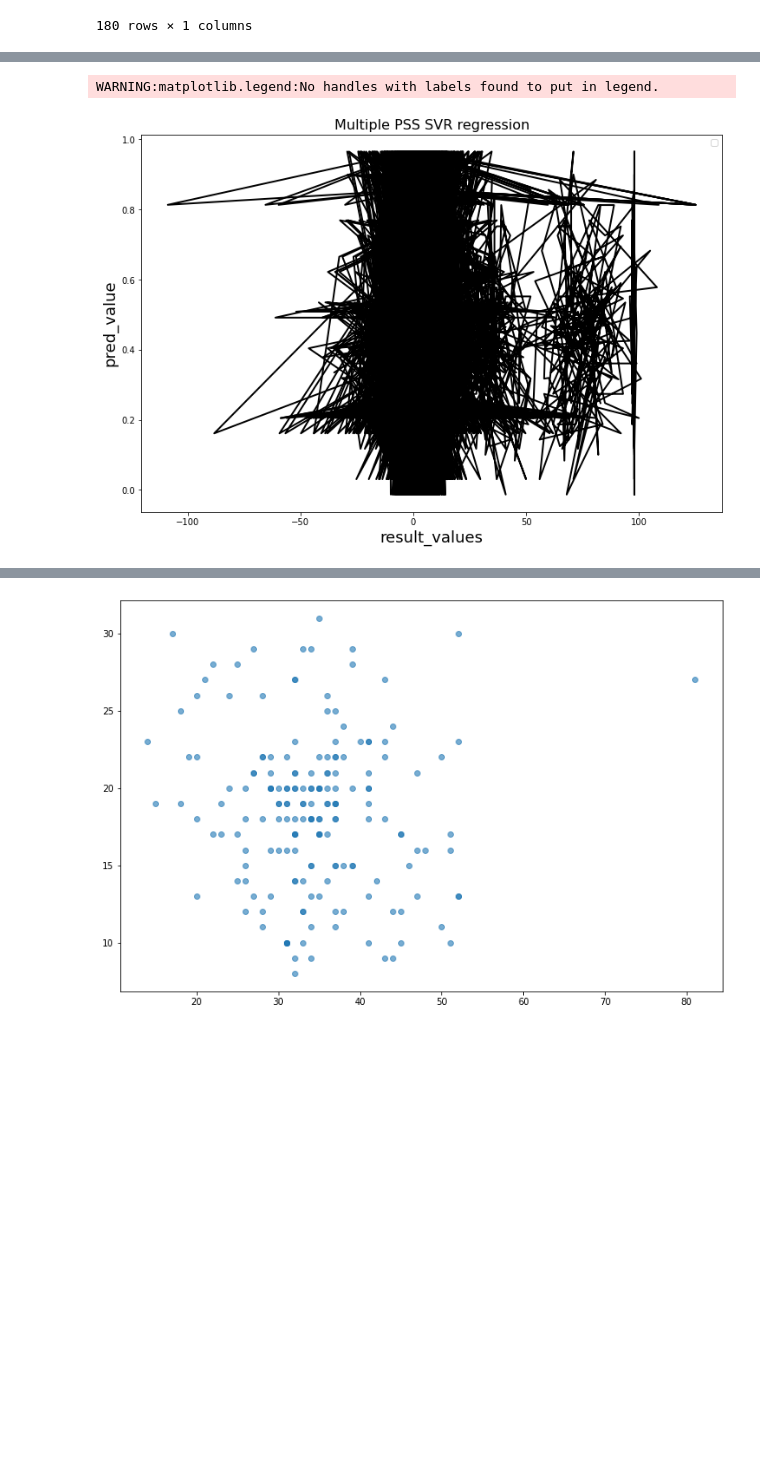
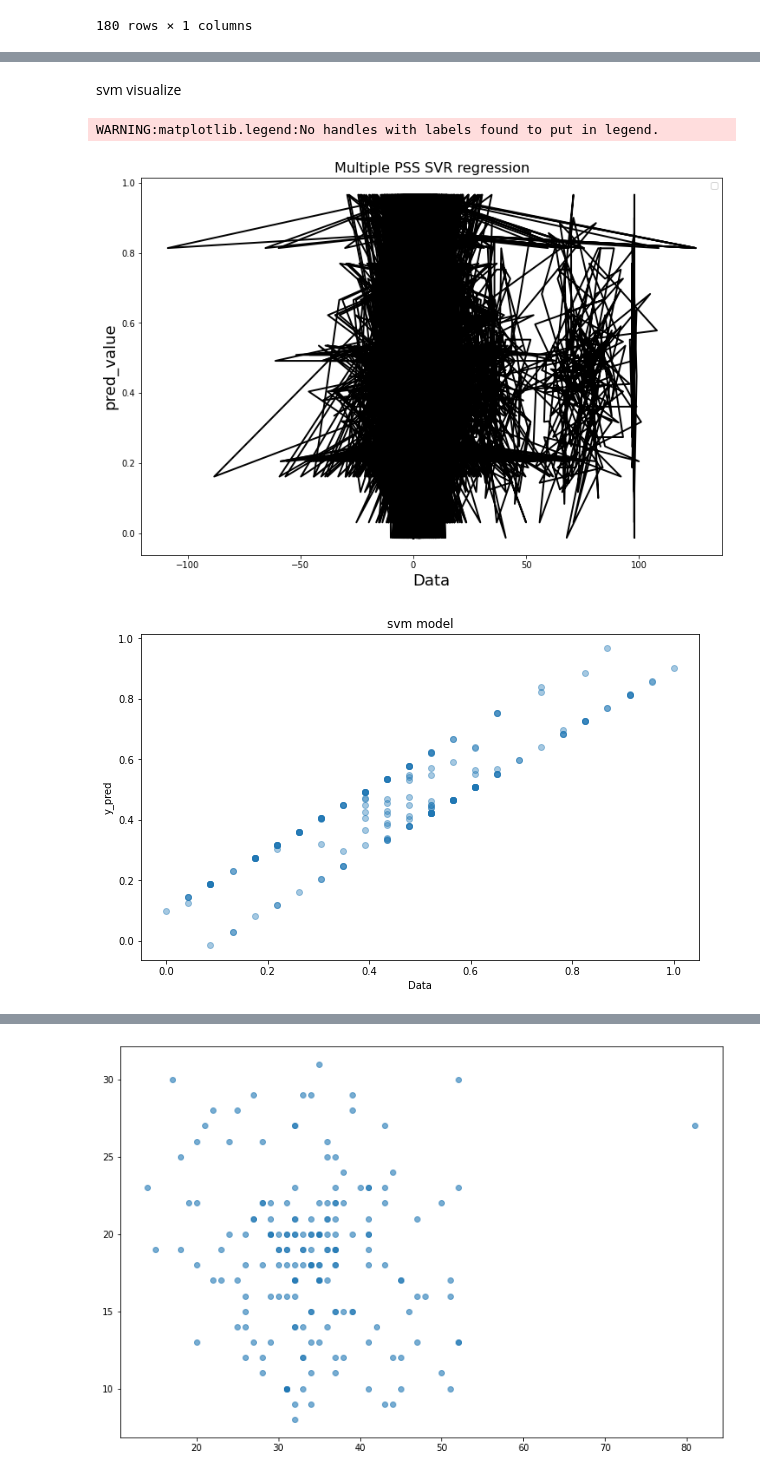
Before and after one commit to hanbuck30/Regression-about-neural-Data, a Jupyter notebook: svm_regre.ipynb, the cells around one changed output, grey strips where cells are left out. Cells and saved outputs as stored; diff of their text form; code cells hidden in the pictures; blank space fills up the shorter version.

```diff
--- a/svm_regre.ipynb
+++ b/svm_regre.ipynb
@@ -136,12 +188,24 @@ array([ 0.24762613,  0.46831896,  0.69502617,  0.49134135,  0.40441121,
+# %% [markdown]
+svm visualize
 # %%
 fig = plt.figure()
 fig.set_size_inches(12, 8)
-plot_svm_regression(svm_regression, x_train, y)
+plot_svm_regression(svm_regression_y, x_train, y)
 plt.title("Multiple PSS SVR regression",fontsize=16)
 plt.show()
 # %% [output]
 WARNING:matplotlib.legend:No handles with labels found to put in legend.
-[figure, old version]
+[figure, new version]
+# %%
+fig = plt.figure()
+fig.set_size_inches(10,6)
+plt.scatter(y, y_pred_svm,alpha=0.4)
+plt.title("svm model")
+plt.xlabel("Data")
+plt.ylabel("y_pred")
+plt.show()
+# %% [output]
+[figure, added]
 # %%
 fig = plt.figure()
 fig.set_size_inches(12, 8)
```
Also changed, not shown: parts of 23 cells of this notebook.
